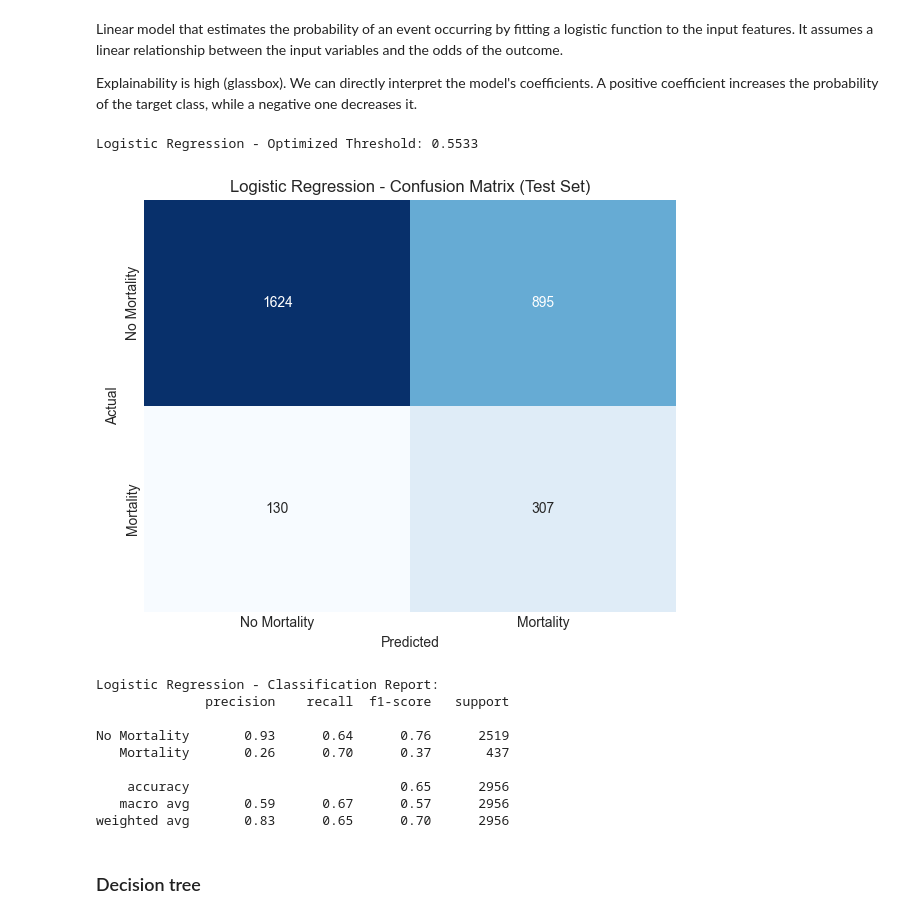
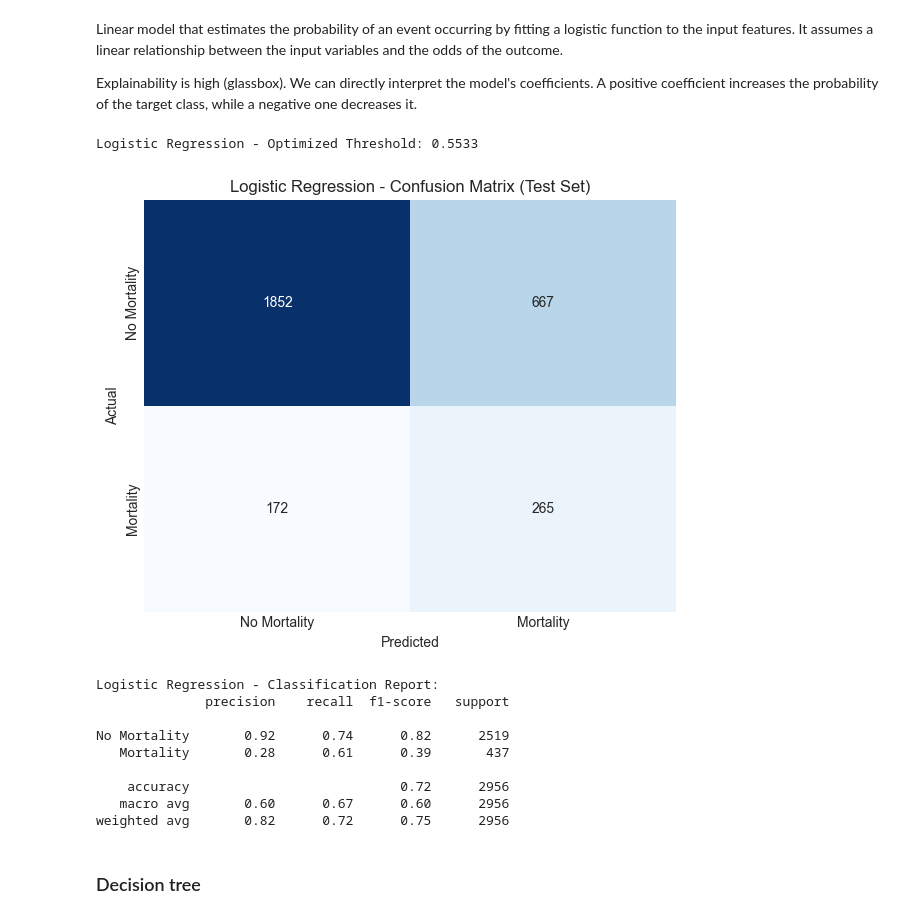
Before and after one commit to uripont/catalan-traffic-accident-analysis, a Jupyter notebook: notebooks/03_model_exploration.ipynb, the cells around one changed output. Cells and saved outputs as stored; diff of their text form; code cells hidden in the pictures.

Commit message:
fixed conf matrix for threshold

```diff
--- a/notebooks/03_model_exploration.ipynb
+++ b/notebooks/03_model_exploration.ipynb
@@ -239,8 +187,8 @@ We will be storing an object per each model containing the model itself and its
 # %%
 def evaluate_model(model, X_train, X_val, X_test, y_train, y_val, y_test, model_name):
     """
-    Comprehensive model evaluation with Threshold Optimization.
-    Finds the best threshold on the Validation set (maximizing F1) and applies it to all sets.
+    Comprehensive model evaluation on train, val, and test sets using optimized threshold.
+    Also measures inference time on validation set
     """
     results = {}
     best_threshold = 0.5  # Default for models without predict_proba
@@ -309,8 +257,14 @@ def evaluate_model(model, X_train, X_val, X_test, y_train, y_val, y_test, model_
 
     return results
 
-def plot_confusion_matrix(model, X_test, y_test, model_name):
-    y_pred = model.predict(X_test)
+def plot_confusion_matrix(model, X_test, y_test, model_name, threshold=0.5):
+    # Generate predictions based on the specific threshold
+    if hasattr(model, 'predict_proba'):
+        y_proba = model.predict_proba(X_test)[:, 1]
+        y_pred = (y_proba >= threshold).astype(int)
+    else:
+        y_pred = model.predict(X_test)
+
     cm = confusion_matrix(y_test, y_pred)
 
     fig, ax = plt.subplots(figsize=(6, 5))
@@ -334,41 +288,41 @@ Explainability is high (glassbox). We can directly interpret the model's coeffic
 # %%
 lr = LogisticRegression(
     max_iter=1000,
     class_weight='balanced',
     random_state=42,
     n_jobs=-1
 )
 
 lr_train_start = time.time()
 lr.fit(X_train_scaled, y_train)
 lr_train_time = time.time() - lr_train_start
 
 lr_results = evaluate_model(lr, X_train_scaled, X_val_scaled, X_test_scaled,
                             y_train, y_val, y_test, 'Logistic Regression')
 
 lr_info = {
     'model': lr,
     'training_time': lr_train_time,
     'inference_time': lr_results['Inference Time (ms/sample)'],
     'parameters': len(lr.coef_[0]),
     'train_results': lr_results['Train'],
     'test_results': lr_results['Test'],
     'best_threshold': lr_results['Best Threshold']
 }
 
-plot_confusion_matrix(lr, X_test_scaled, y_test, 'Logistic Regression')
+plot_confusion_matrix(lr, X_test_scaled, y_test, 'Logistic Regression', threshold=lr_info['best_threshold'])
 # %% [output]
 Logistic Regression - Optimized Threshold: 0.5533
-[figure, old version]
+[figure, new version]
 Logistic Regression - Classification Report:
               precision    recall  f1-score   support
 
-No Mortality       0.93      0.64      0.76      2519
-   Mortality       0.26      0.70      0.37       437
+No Mortality       0.92      0.74      0.82      2519
+   Mortality       0.28      0.61      0.39       437
 
-    accuracy                           0.65      2956
-   macro avg       0.59      0.67      0.57      2956
-weighted avg       0.83      0.65      0.70      2956
+    accuracy                           0.72      2956
+   macro avg       0.60      0.67      0.60      2956
+weighted avg       0.82      0.72      0.75      2956
 # %% [markdown]
 ### Decision tree
 # %% [markdown]
```
Also changed, not shown: parts of 16 cells of this notebook.
